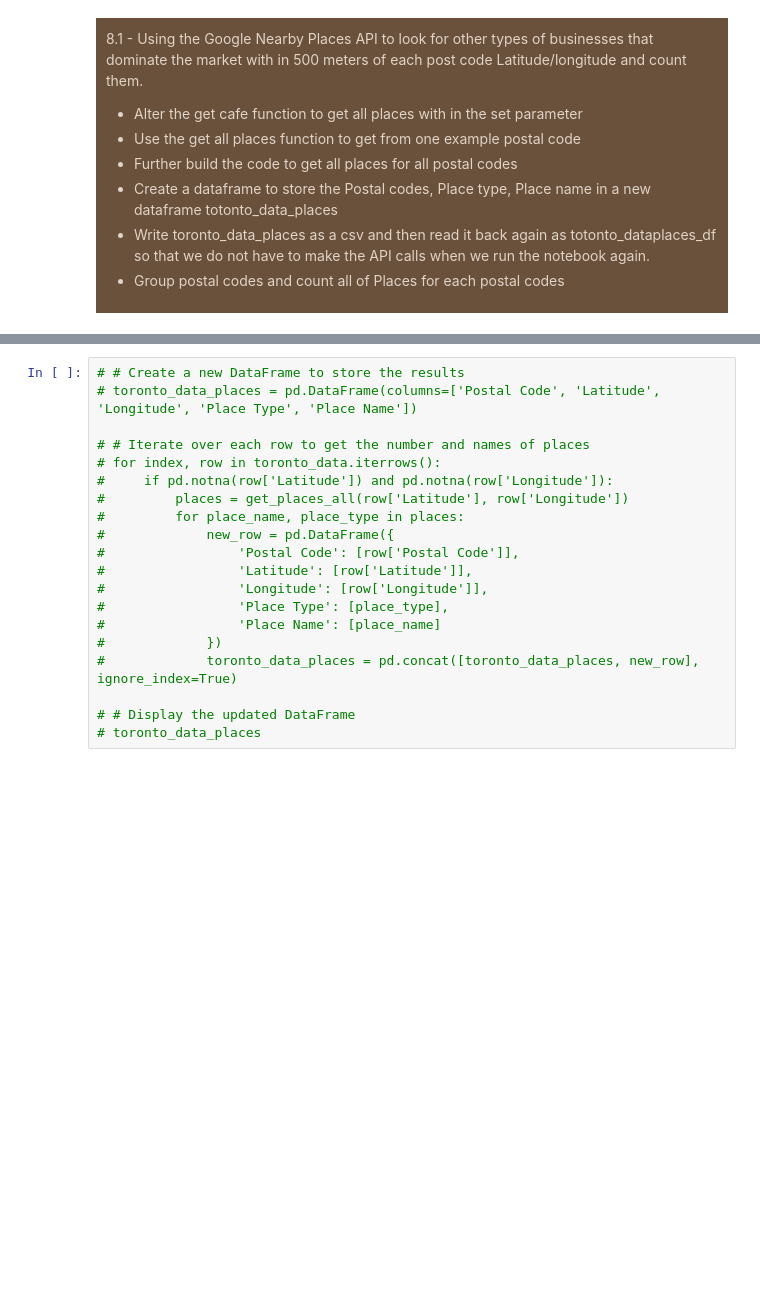
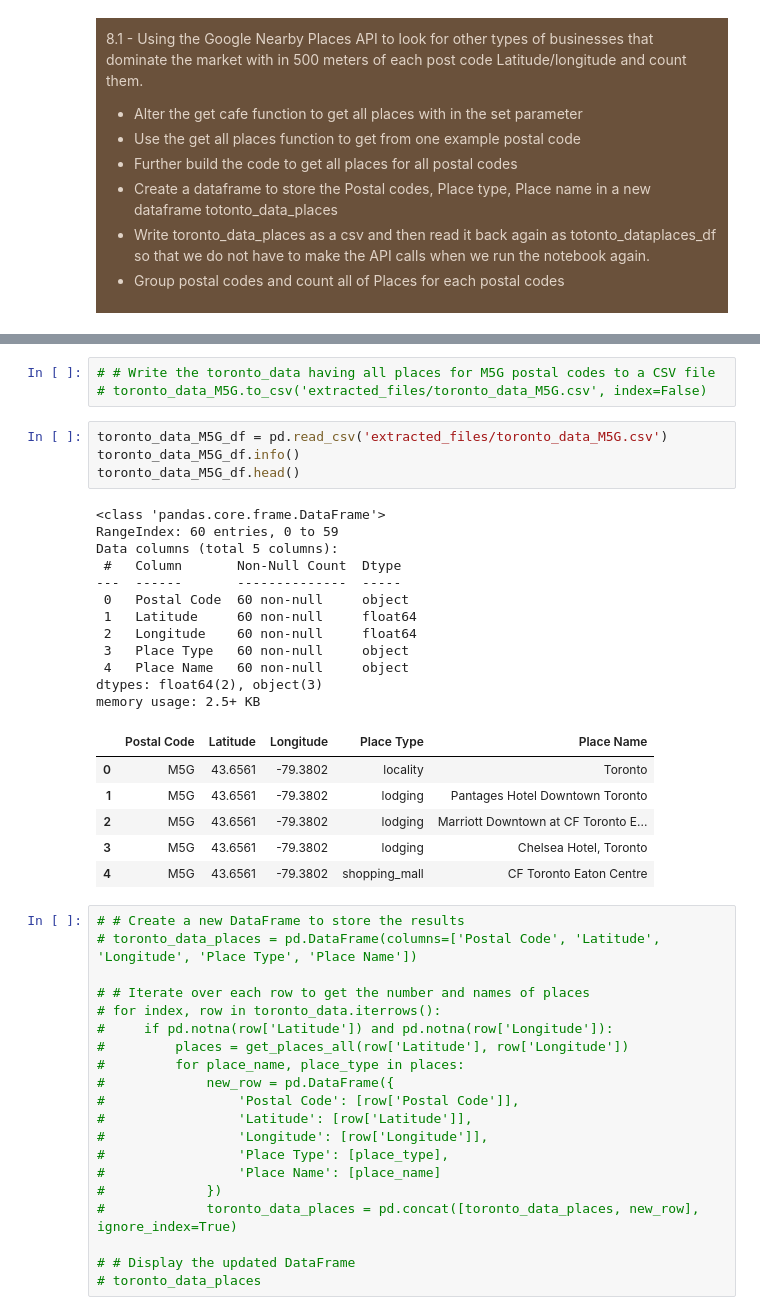
Before and after one commit to Dhruvi267/Market_segment, a Jupyter notebook: market-segmentationV3.ipynb, the cells around one changed output, grey strips where cells are left out. Cells and saved outputs as stored; diff of their text form; blank space fills up the shorter version.

```diff
--- a/market-segmentationV3.ipynb
+++ b/market-segmentationV3.ipynb
@@ -807,3 +849,29 @@ map_toronto
+# %%
+# # Write the toronto_data having all places for M5G postal codes to a CSV file
+# toronto_data_M5G.to_csv('extracted_files/toronto_data_M5G.csv', index=False)
+# %%
+toronto_data_M5G_df = pd.read_csv('extracted_files/toronto_data_M5G.csv')
+toronto_data_M5G_df.info()
+toronto_data_M5G_df.head()
+# %% [output]
+<class 'pandas.core.frame.DataFrame'>
+RangeIndex: 60 entries, 0 to 59
+Data columns (total 5 columns):
+ #   Column       Non-Null Count  Dtype
+---  ------       --------------  -----
+ 0   Postal Code  60 non-null     object
+ 1   Latitude     60 non-null     float64
+ 2   Longitude    60 non-null     float64
+ 3   Place Type   60 non-null     object
+ 4   Place Name   60 non-null     object
+dtypes: float64(2), object(3)
+memory usage: 2.5+ KB
+|  | Postal Code | Latitude | Longitude | Place Type | Place Name |
+| 0 | M5G | 43.6561 | -79.3802 | locality | Toronto |
+| 1 | M5G | 43.6561 | -79.3802 | lodging | Pantages Hotel Downtown Toronto |
+| 2 | M5G | 43.6561 | -79.3802 | lodging | Marriott Downtown at CF Toronto E... |
+| 3 | M5G | 43.6561 | -79.3802 | lodging | Chelsea Hotel, Toronto |
+| 4 | M5G | 43.6561 | -79.3802 | shopping_mall | CF Toronto Eaton Centre |
 # %%
 # # Create a new DataFrame to store the results
 # toronto_data_places = pd.DataFrame(columns=['Postal Code', 'Latitude', 'Longitude', 'Place Type', 'Place Name'])
```
Also changed, not shown: parts of 6 cells of this notebook, 2 other files.
